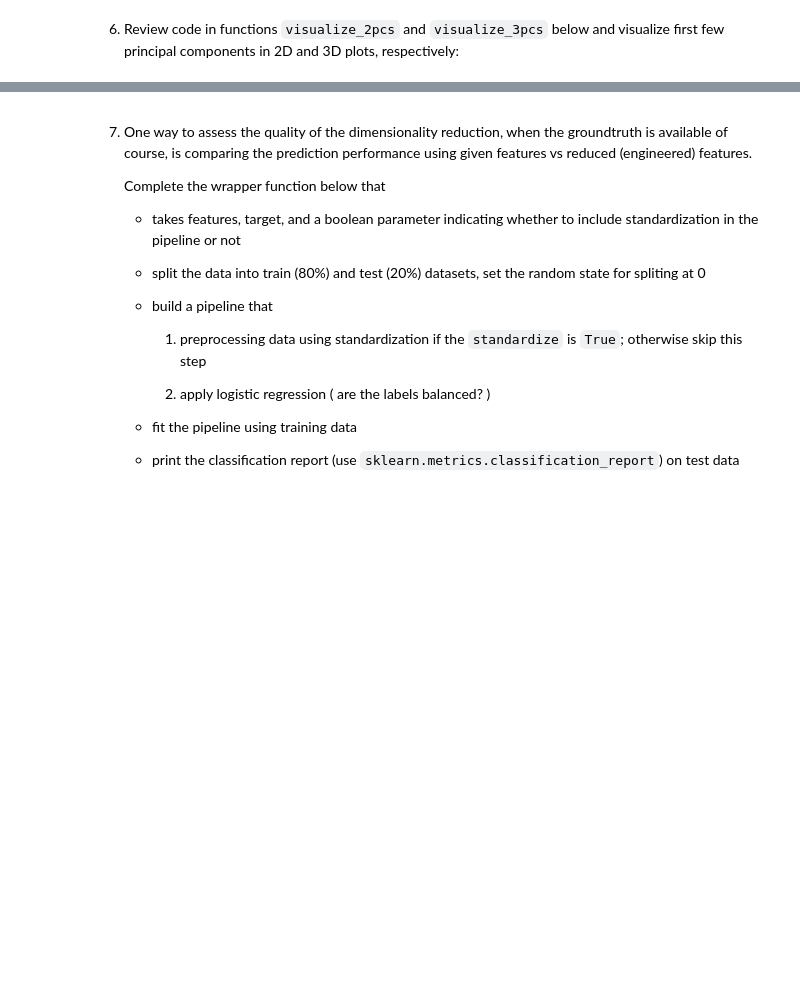
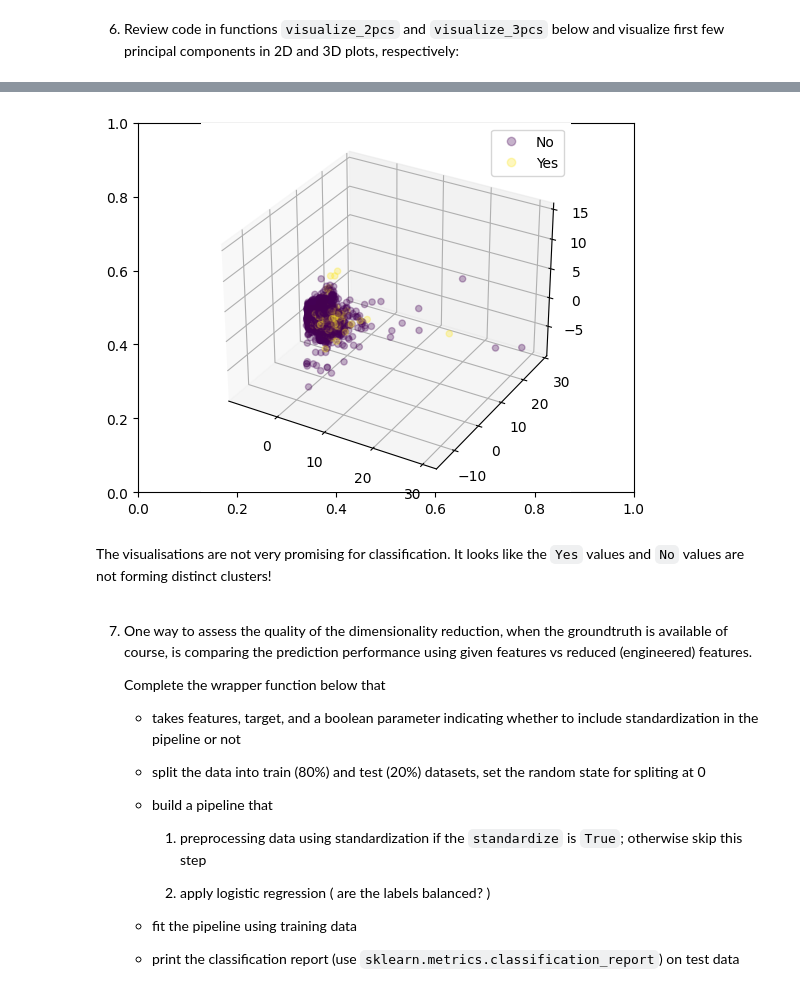
Before and after one commit to rnirms/MLE-10, a Jupyter notebook: assignments/week-08-unsupervised-ml/nb/new-product-launch.ipynb, the cells around one changed output, grey strips where cells are left out. Saved outputs shown, nothing was run; the diff lists cells and outputs as text; code cells hidden in the pictures; blank space fills up the shorter version.

```diff
--- a/assignments/week-08-unsupervised-ml/nb/new-product-launch.ipynb
+++ b/assignments/week-08-unsupervised-ml/nb/new-product-launch.ipynb
@@ -29,4 +29,8 @@ By the end of this session, you will be able to:
     Data in `past.csv.gz` was propcessed; e.g., features indicating time of day, day of week, month, and year of the purchase have been converted to one-hot representations of these categories.
 # %%
 # YOUR CODE HERE
+import pandas as pd
+
+past = pd.read_csv('../dat/past.csv.gz')
+past
 # %% [output]
@@ -113,3 +193,9 @@ def visualize_3pcs(pcs, y):
+# %%
+visualize_3pcs(X_reduced, y, 1, 2, 4)
+# %% [output]
+[figure, added]
+# %% [markdown]
+The visualisations are not very promising for classification. It looks like the `Yes` values and `No` values are not forming distinct clusters!
 # %% [markdown]
 7. One way to assess the quality of the dimensionality reduction, when the groundtruth is available of course, is comparing the prediction performance using given features vs reduced (engineered) features.
 
```
Also changed, not shown: parts of 112 cells of this notebook.
